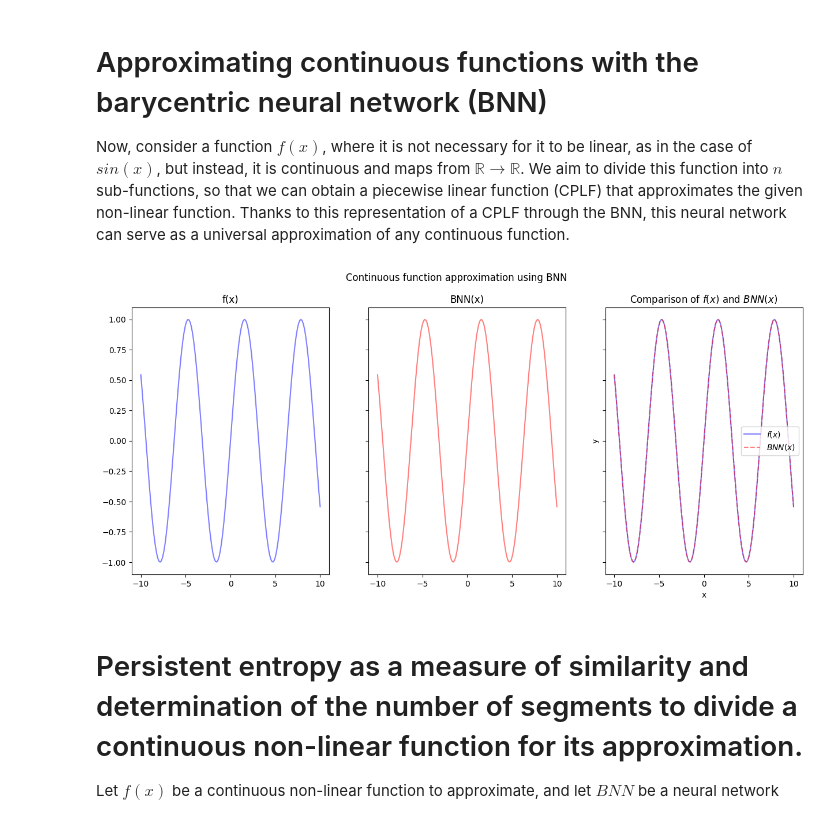
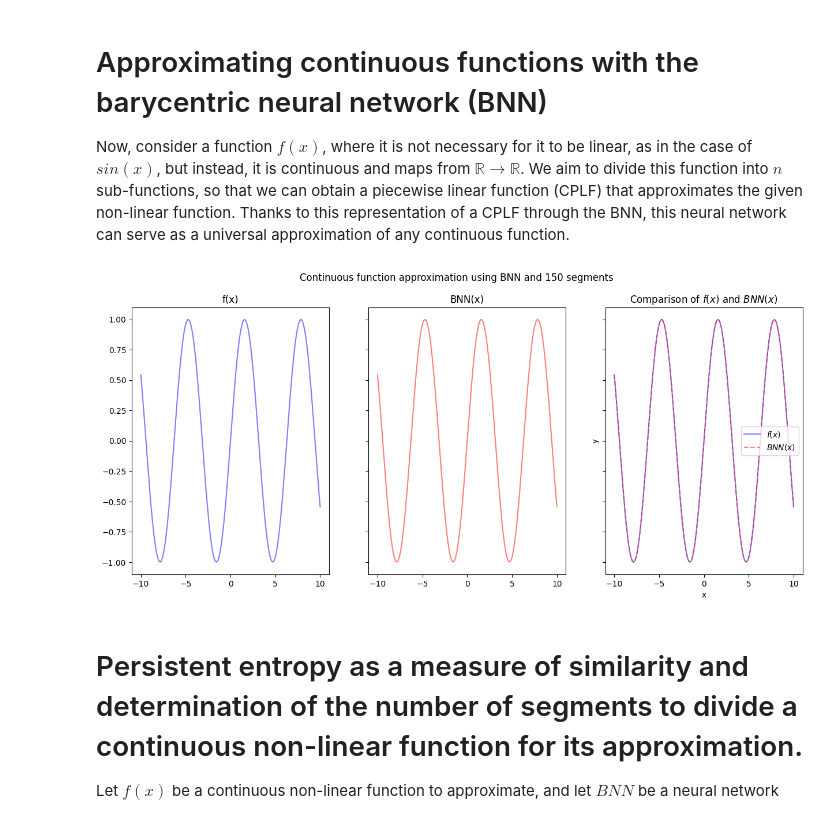
Before and after one commit to victosdur/Function_Approximation_Using_BNN_and_LWPE, a Jupyter notebook: AproxContinuousFunction_BNN.ipynb, the cells around one changed output. Cells and saved outputs as stored; diff of their text form; code cells hidden in the pictures.

```diff
--- a/AproxContinuousFunction_BNN.ipynb
+++ b/AproxContinuousFunction_BNN.ipynb
@@ -23,35 +23,35 @@ y_train = tf.constant(y_train,dtype=tf.float32)
 n_segments = 150
 x_points = tf.cast(tf.linspace(-10,10,n_segments),dtype=tf.float32)
 y_points = tf.math.sin(x_points)
 points = tf.stack([x_points, y_points], axis=1)
 
 # Initialize the network according to the points that define the CPLF
 network = BaricentricNetwork(points)
 
 # Example input to test the model
 x_values = tf.expand_dims(tf.linspace(domain[0], domain[-1], 1000),axis=1)
 output = network(x_values)
 
 # nan_tensor = tf.fill(tf.shape(outputs), float('nan'))
 # output = tf.where(output != 0, output, nan_tensor)
 
 # Plot the results
 fig,axs = plt.subplots(nrows=1, ncols=3, sharex=True, sharey=True, figsize=(15, 6))
 axs[0].plot(points[:,0], points[:,1], 'b-', alpha=0.5)
 axs[0].set_title("f(x)")
 axs[1].plot(x_values, output, 'r-', alpha=0.5)
 axs[1].set_title("BNN(x)")
 axs[2].plot(points[:,0], points[:,1], 'b-', label="$f(x)$",alpha=0.5)
 axs[2].plot(x_values, output, 'r--', label="$BNN(x)$", alpha=0.5)
 axs[2].legend()
 axs[2].set_xlabel('x')
 axs[2].set_ylabel('y')
 axs[2].set_title("Comparison of $f(x)$ and $BNN(x)$")
 plt.savefig('figures/BNNApproximationSin.png', dpi=300, bbox_inches='tight')
-plt.suptitle("Continuous function approximation using BNN")
+plt.suptitle(f"Continuous function approximation using BNN and {n_segments} segments")
 plt.show()
 # %% [output]
-[figure, old version]
+[figure, new version]
 # %% [markdown]
 # Persistent entropy as a measure of similarity and determination of the number of segments to divide a continuous non-linear function for its approximation.
 
```
Also changed, not shown: parts of 4 cells of this notebook, 31 other files.
